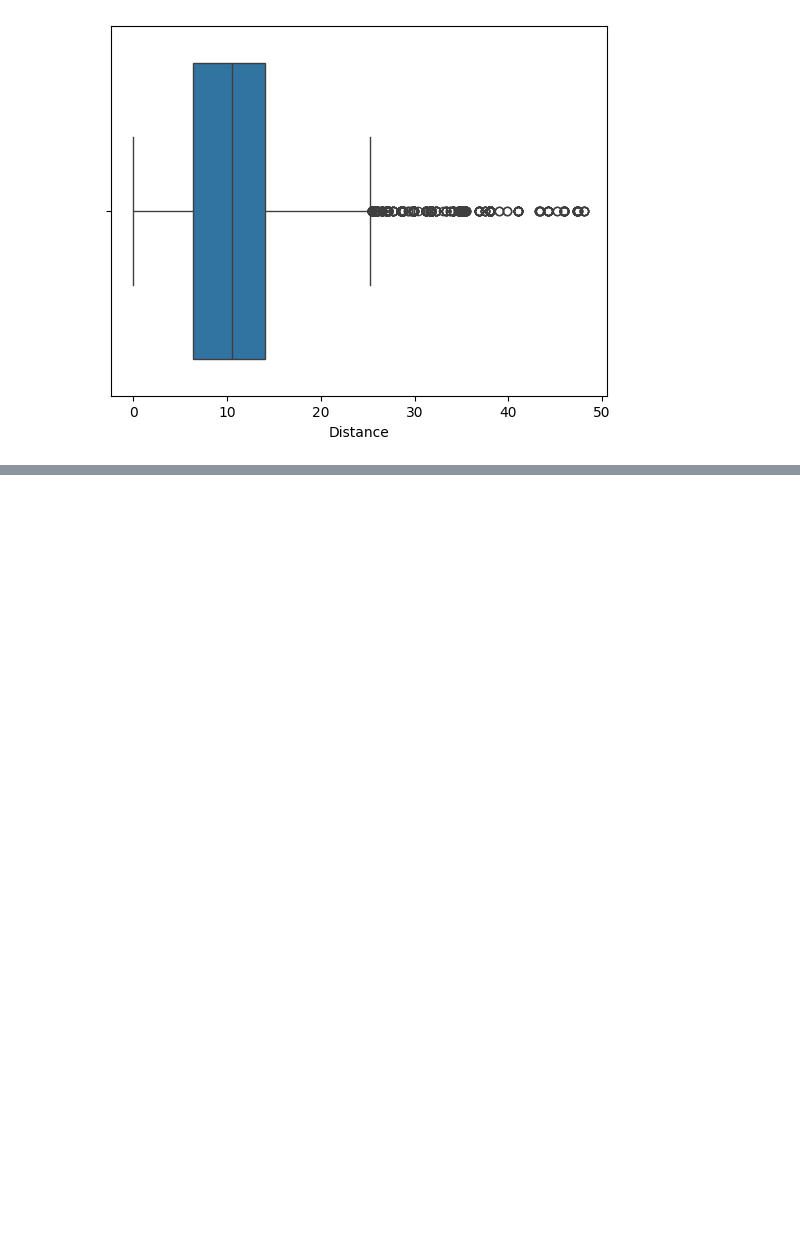
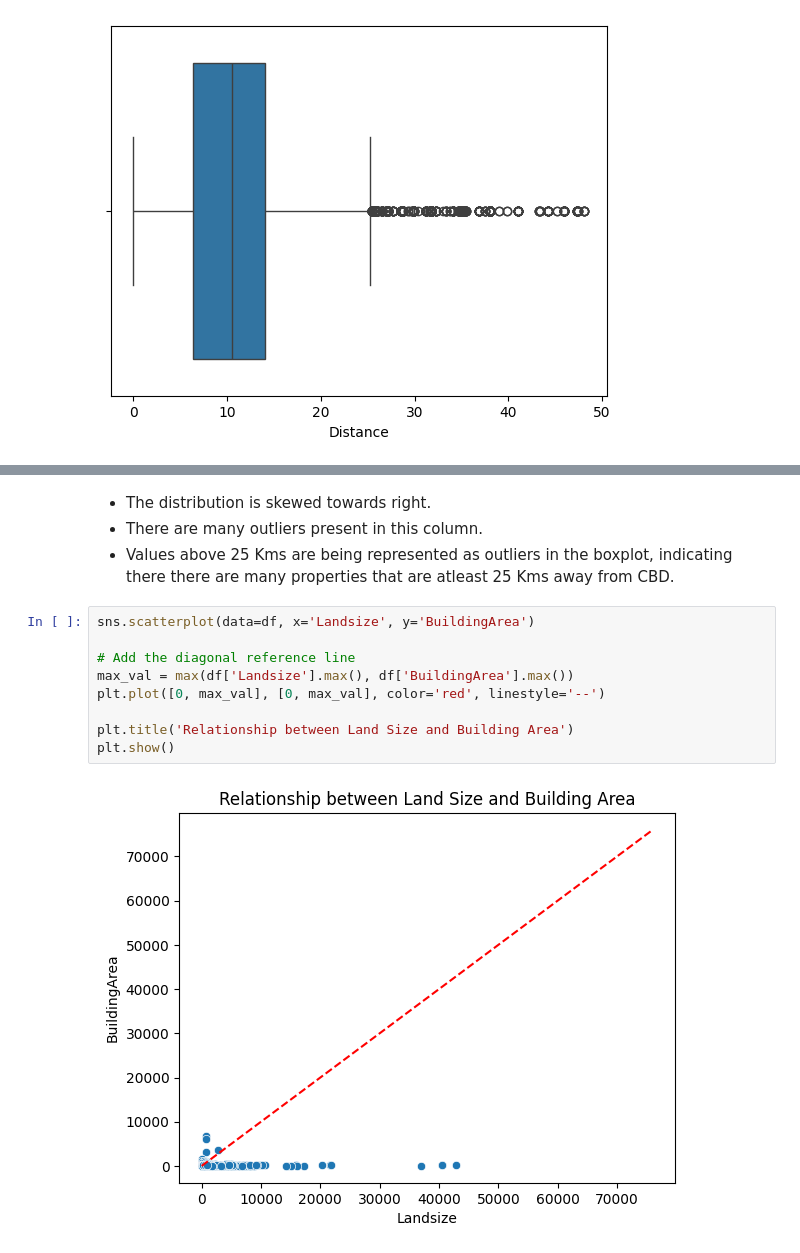
Before and after one commit to Nnaemeka-ch/Melbourne_Housing_Analysis, a Jupyter notebook: Melbourne_housing.ipynb, the cells around one changed output, grey strips where cells are left out. Cells and saved outputs as stored; diff of their text form; blank space fills up the shorter version.

```diff
--- a/Melbourne_housing.ipynb
+++ b/Melbourne_housing.ipynb
@@ -371,0 +392,15 @@ plt.show()
+# %% [markdown]
+* The distribution is skewed towards right.
+* There are many outliers present in this column.
+* Values above 25 Kms are being represented as outliers in the boxplot, indicating there there are many properties that are atleast 25 Kms away from CBD.
+# %%
+sns.scatterplot(data=df, x='Landsize', y='BuildingArea')
+
+# Add the diagonal reference line
+max_val = max(df['Landsize'].max(), df['BuildingArea'].max())
+plt.plot([0, max_val], [0, max_val], color='red', linestyle='--')
+
+plt.title('Relationship between Land Size and Building Area')
+plt.show()
+# %% [output]
+[figure, added]
```
Also changed, not shown: parts of 9 cells of this notebook.
